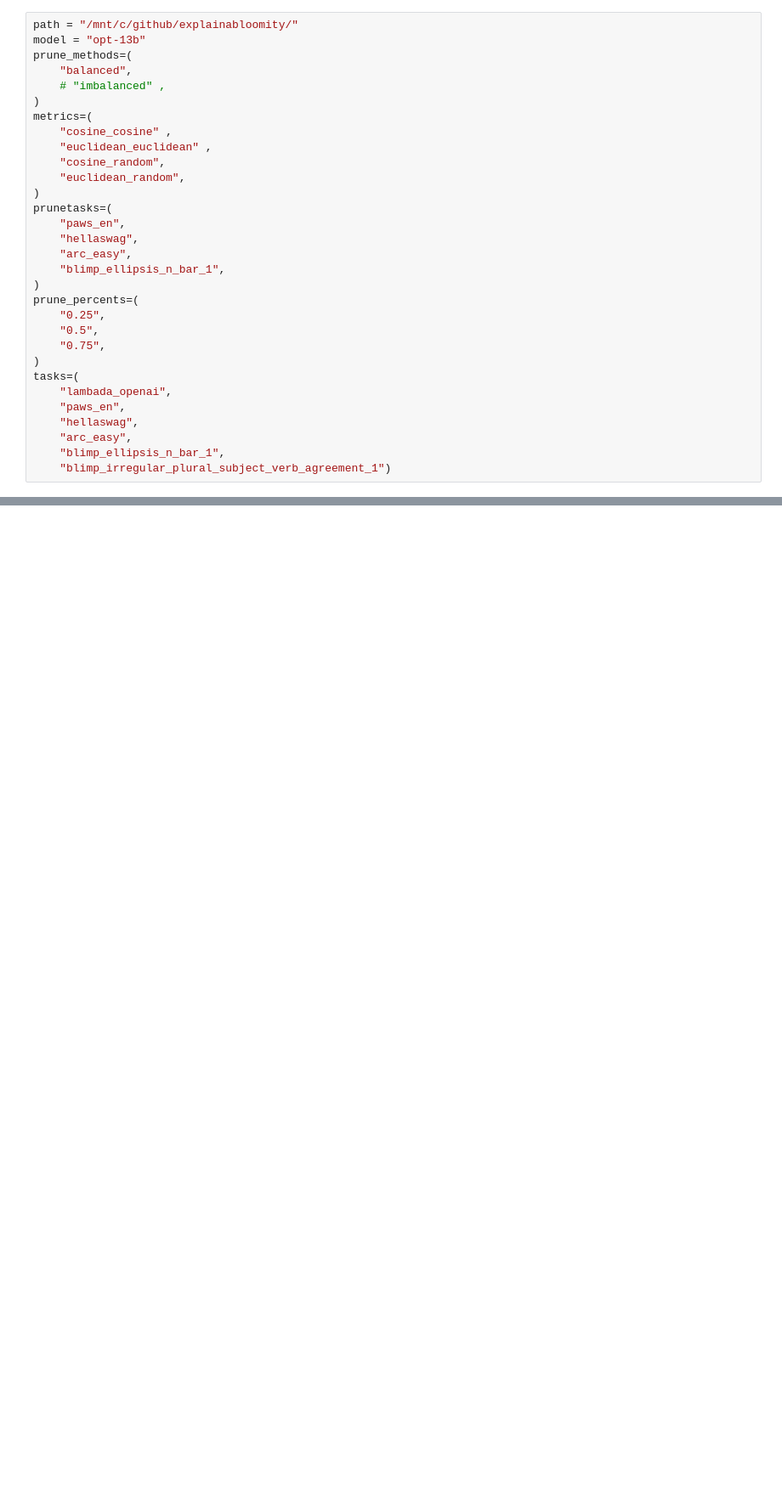
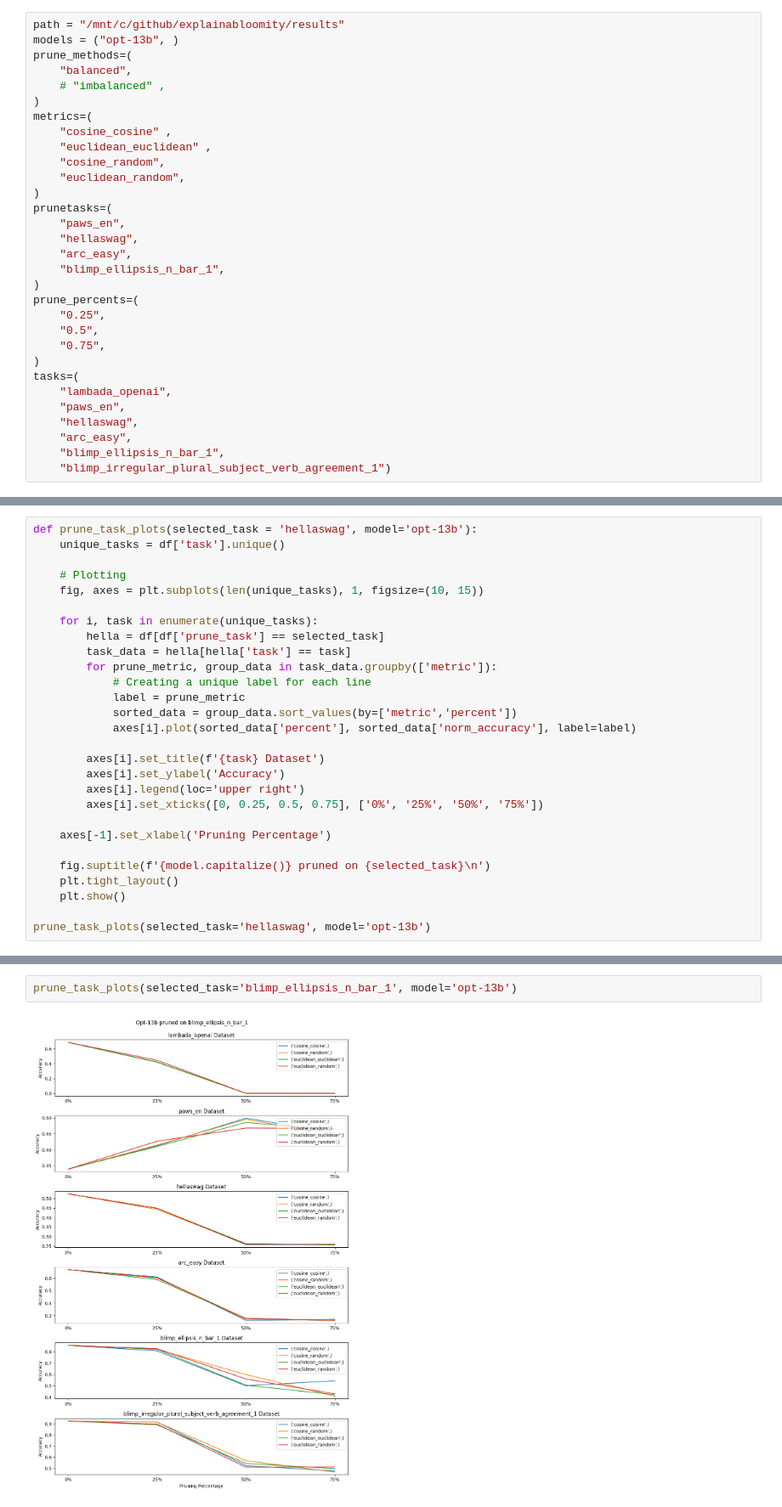
Before and after one commit to johanlaursen/explainabloomity, a Jupyter notebook: results.ipynb, the cells around one changed output, grey strips where cells are left out. Shown at 85% size. Drawn from its saved outputs; the diff is of its cells as text; blank space fills up the shorter version.

```diff
--- a/results.ipynb
+++ b/results.ipynb
@@ -4,6 +7,6 @@ import os
 # %%
-path = "/mnt/c/github/explainabloomity/"
-model = "opt-13b"
+path = "/mnt/c/github/explainabloomity/results"
+models = ("opt-13b", )
 prune_methods=(
     "balanced",
     # "imbalanced" ,
@@ -83,0 +129,28 @@ results/lambada_openai/opt-13b/balanced/paws_en/euclidean_random/0.75
+# %%
+def prune_task_plots(selected_task = 'hellaswag', model='opt-13b'):
+    unique_tasks = df['task'].unique()
+
+    # Plotting
+    fig, axes = plt.subplots(len(unique_tasks), 1, figsize=(10, 15))
+
+    for i, task in enumerate(unique_tasks):
+        hella = df[df['prune_task'] == selected_task]
+        task_data = hella[hella['task'] == task]
+        for prune_metric, group_data in task_data.groupby(['metric']):
+            # Creating a unique label for each line
+            label = prune_metric
+            sorted_data = group_data.sort_values(by=['metric','percent'])
+            axes[i].plot(sorted_data['percent'], sorted_data['norm_accuracy'], label=label)
+
+        axes[i].set_title(f'{task} Dataset')
+        axes[i].set_ylabel('Accuracy')
+        axes[i].legend(loc='upper right')
+        axes[i].set_xticks([0, 0.25, 0.5, 0.75], ['0%', '25%', '50%', '75%'])
+
+    axes[-1].set_xlabel('Pruning Percentage')
+
+    fig.suptitle(f'{model.capitalize()} pruned on {selected_task}\n')
+    plt.tight_layout()
+    plt.show()
+
+prune_task_plots(selected_task='hellaswag', model='opt-13b')
@@ -83,0 +159,4 @@ results/lambada_openai/opt-13b/balanced/paws_en/euclidean_random/0.75
+# %%
+prune_task_plots(selected_task='blimp_ellipsis_n_bar_1', model='opt-13b')
+# %% [output]
+[figure, added]
```
Also changed, not shown: parts of 9 cells of this notebook.
